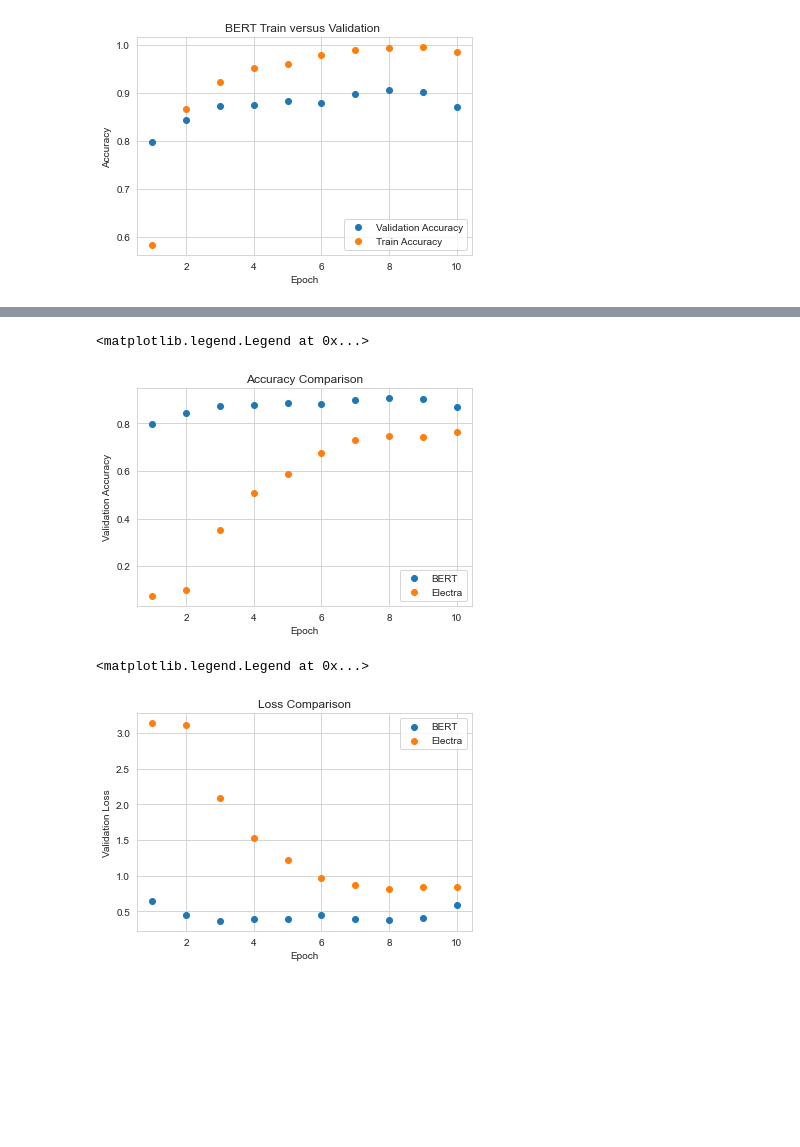
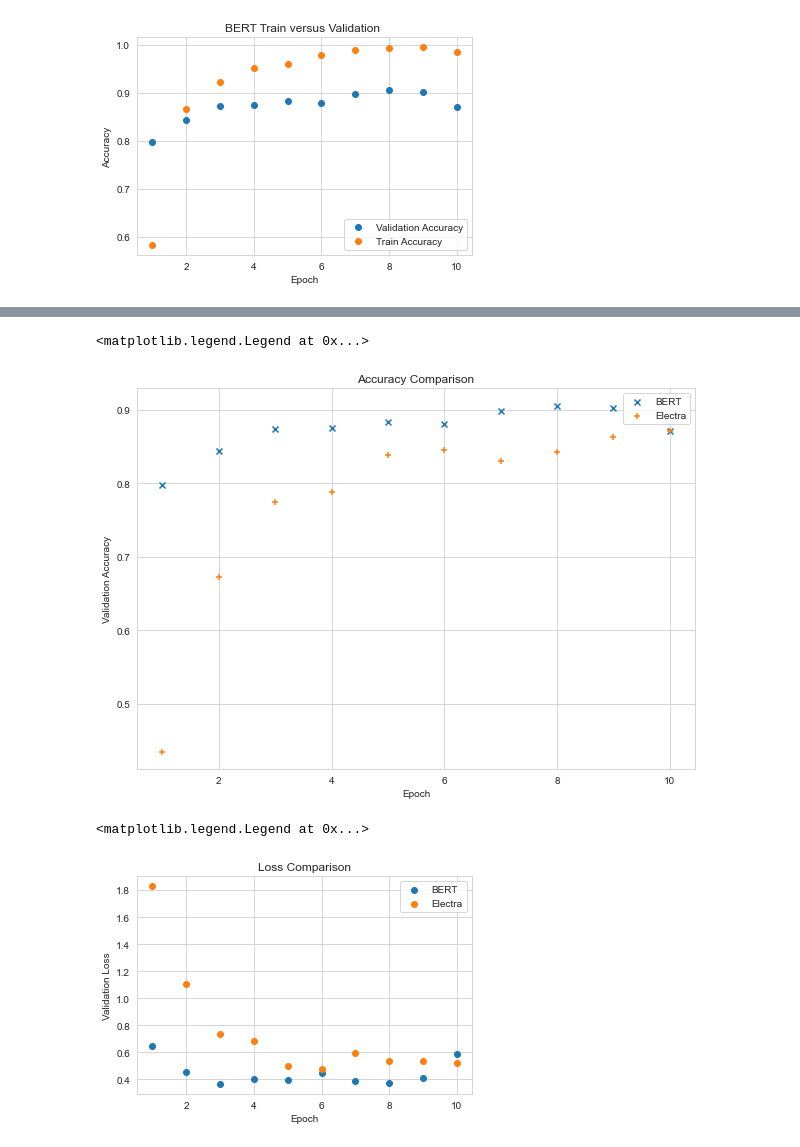
Before and after one commit to fhidalgor/erdos2021-project, a Jupyter notebook: figures/figure.ipynb, the cells around one changed output, grey strips where cells are left out. Drawn from its saved outputs; the diff is of its cells as text; code cells hidden in the pictures; blank space fills up the shorter version.

Commit message:
Improved saving and fixed Electra

```diff
--- a/figures/figure.ipynb
+++ b/figures/figure.ipynb
@@ -6,7 +6,7 @@ import seaborn as sns
 sns.set_style("whitegrid")
 # %%
 bert_data = pd.read_csv("LearningRate4_TwoAbbr_BERT.txt")
-electra_data = pd.read_csv("LearningRate4_TwoAbbr_Electra.txt")
+electra_data = pd.read_csv("ElectraSmall_2Abbr.txt")
 # %%
 plt.scatter(bert_data["Epoch"], bert_data["ValidAcc"], label= "Validation Accuracy")
 plt.scatter(bert_data["Epoch"], bert_data["TrainAcc"], label = "Train Accuracy")
@@ -21,13 +32,14 @@ plt.legend()
 # %%
-plt.scatter(bert_data["Epoch"], bert_data["ValidAcc"], label= "BERT")
-plt.scatter(electra_data["Epoch"], electra_data["ValidAcc"], label = "Electra")
+plt.figure(figsize = (10,7))
+plt.scatter(bert_data["Epoch"], bert_data["ValidAcc"], label= "BERT", marker = "x")
+plt.scatter(electra_data["Epoch"], electra_data["ValidAcc"], label = "Electra", marker = "+")
 plt.xlabel("Epoch")
 plt.ylabel("Validation Accuracy")
 plt.title("Accuracy Comparison")
 plt.legend()
 # %% [output]
 <matplotlib.legend.Legend at 0x...>
-[figure, old version]
+[figure, new version]
 # %%
 plt.scatter(bert_data["Epoch"], bert_data["ValidLoss"], label= "BERT")
 plt.scatter(electra_data["Epoch"], electra_data["ValidLoss"], label = "Electra")
@@ -37,4 +49,4 @@ plt.title("Loss Comparison")
 plt.legend()
 # %% [output]
 <matplotlib.legend.Legend at 0x...>
-[figure, old version]
+[figure, new version]
```
Also changed, not shown: parts of 1 cell of this notebook, 7 other files.
